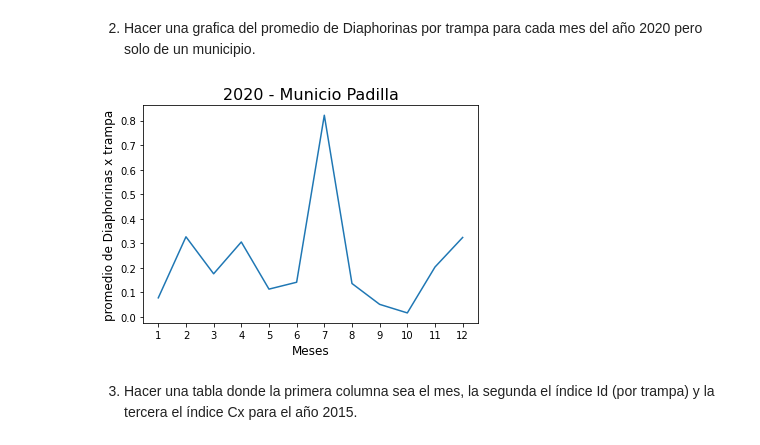
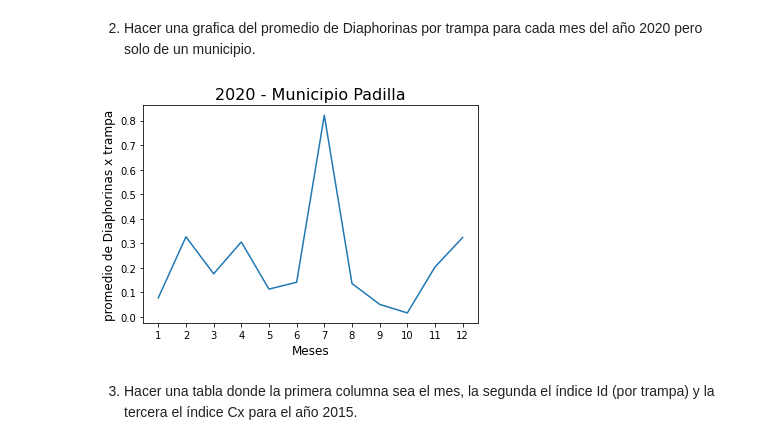
Before and after one commit to KarenLira25/Proyecto1_AnalisisDatos, a Jupyter notebook: Tarea1.ipynb, the cells around one changed output. Cells and saved outputs as stored; diff of their text form; code cells hidden in the pictures.

```diff
--- a/Tarea1.ipynb
+++ b/Tarea1.ipynb
@@ -127,35 +127,35 @@ plt.show()
 #Municipio Padilla
 Padilla = df_2020.loc[df_2020['Municipio']=='PADILLA']
 
 #Meses
 mes1 =Padilla[Padilla['Mes']==1]
 mes2 =Padilla[Padilla['Mes']==2]
 mes3 =Padilla[Padilla['Mes']==3]
 mes4 =Padilla[Padilla['Mes']==4]
 mes5 =Padilla[Padilla['Mes']==5]
 mes6 =Padilla[Padilla['Mes']==6]
 mes7 =Padilla[Padilla['Mes']==7]
 mes8 =Padilla[Padilla['Mes']==8]
 mes9 =Padilla[Padilla['Mes']==9]
 mes10 =Padilla[Padilla['Mes']==10]
 mes11 =Padilla[Padilla['Mes']==11]
 mes12 =Padilla[Padilla['Mes']==12]
 
 promedio=[mes1['DiaphorinaXTrampa'].mean(), mes2['DiaphorinaXTrampa'].mean(), mes3['DiaphorinaXTrampa'].mean(), mes4['DiaphorinaXTrampa'].mean(), mes5['DiaphorinaXTrampa'].mean(), mes6['DiaphorinaXTrampa'].mean(),
    mes7['DiaphorinaXTrampa'].mean(), mes8['DiaphorinaXTrampa'].mean(), mes9['DiaphorinaXTrampa'].mean(), mes10['DiaphorinaXTrampa'].mean(), mes11['DiaphorinaXTrampa'].mean(), mes12['DiaphorinaXTrampa'].mean()]
 
 #Gráficas
 xtick_labels=[1,2,3,4,5,6,7,8,9,10,11,12]
 fig, ax = plt.subplots()
 ax.plot(promedio)
-plt.title("2020 - Municio Padilla",size=16)
+plt.title("2020 - Municipio Padilla",size=16)
 ax.set_xticks(range(0,12,1))
 ax.set_xticklabels(xtick_labels)
 plt.xlabel("Meses",size=12)
 plt.ylabel("promedio de Diaphorinas x trampa",size=12)
 plt.show()
 # %% [output]
-[figure, old version]
+[figure, new version]
 # %% [markdown]
 3. Hacer una tabla donde la primera columna sea el mes, la segunda el índice
 Id (por trampa) y la tercera el índice Cx para el año 2015.
```
Also changed, not shown: parts of 4 cells of this notebook.
